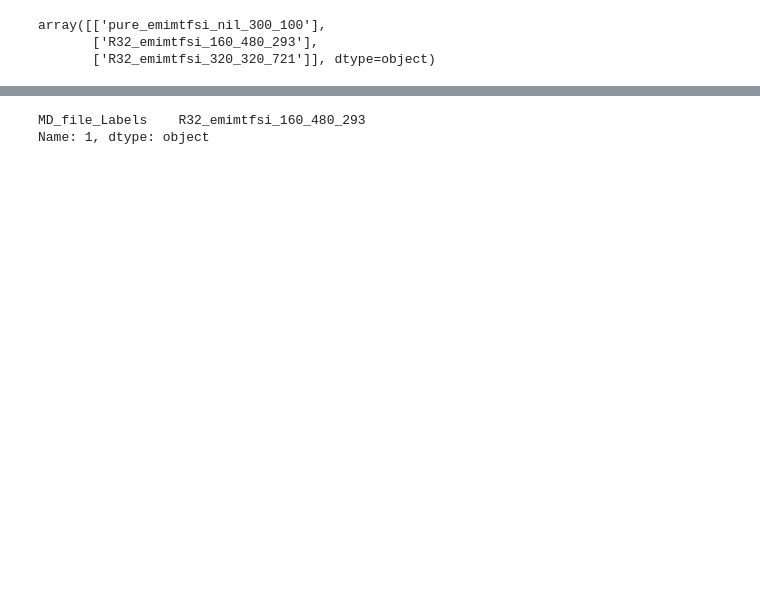
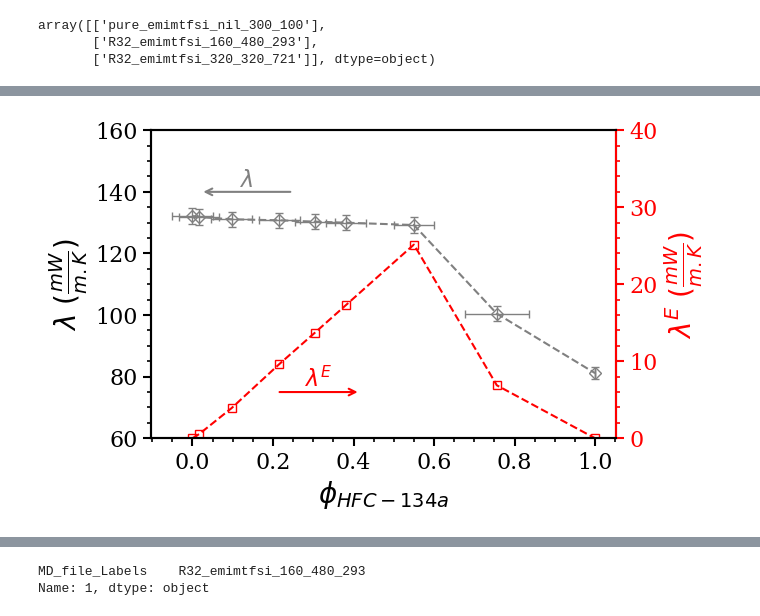
Before and after one commit to MaginnGroup/TC_Structure_ILHFC, a Jupyter notebook: Jupyter_Notebooks_and_DataSheet_Final_Plots/TC_Exp_MD_HFD.ipynb, the cells around one changed output, grey strips where cells are left out. Drawn from its saved outputs; the diff is of its cells as text; code cells hidden in the pictures; blank space fills up the shorter version.

```diff
--- a/Jupyter_Notebooks_and_DataSheet_Final_Plots/TC_Exp_MD_HFD.ipynb
+++ b/Jupyter_Notebooks_and_DataSheet_Final_Plots/TC_Exp_MD_HFD.ipynb
@@ -137,0 +254,91 @@ plt.savefig("Exp_TC_vs_volfrac_R32", dpi=500, bbox_inches='tight')
+# %%
+
+plt.rcParams.update({
+    "text.usetex": False,
+    "font.family": "serif",
+    "font.size": 12,
+    "axes.linewidth": 1.5
+})
+
+fig, ax1 = plt.subplots(figsize=(6, 4))
+
+Exp_excessTC_R134a_vol = compute_excessTC(Exp_TC_volfrac_R134a, Exp_TC_R134a, Exp_TC_R134a.iloc[0], Exp_TC_R134a.iloc[-1])
+
+
+line1 = ax1.errorbar(Exp_TC_volfrac_R134a, Exp_TC_R134a, xerr = Exp_TC_volfracerr_R134a, yerr = Exp_TC_err_R134a, fmt='D--', ecolor = 'gray', color='gray', markerfacecolor='none', markeredgecolor='gray', elinewidth=1, capsize=3) #fmt='o',
+
+ax1.minorticks_on()
+
+ax1.set_xlabel(r'$\phi_{HFC-134a}$', fontsize=20)
+ax1.set_ylabel(r'$\lambda$' ' ' r'$(\frac{mW}{m.K})$', fontsize=20)
+ax1.tick_params(axis='y', which='major', length=6, width=1.5, labelsize=16)
+ax1.tick_params(axis='y', which='minor', length=3, width=1.2)
+ax1.tick_params(axis='x', which='major', length=6, width=1.5, labelsize=16)
+ax1.tick_params(axis='x', which='minor', length=3, width=1.2)
+ax1.xaxis.set_major_formatter(StrMethodFormatter('{x:.1f}'))
+ax1.set_ylim(60, 160)
+
+
+
+
+ax1.annotate(
+    '',                           # arrow
+    xy=(0.02, 140),               # arrow head (near the left axis)
+    xytext=(0.25, 140),           # arrow tail (toward the curve)
+    arrowprops=dict(arrowstyle='->', lw=1.5, color='gray')
+)
+
+ax1.text(
+    0.135, 140,
+    r'$\lambda$',
+    ha='center',
+    va='bottom',
+    fontsize=16,
+    color='gray'
+)
+
+
+ax2 = ax1.twinx()
+
+line2, = ax2.plot(Exp_TC_volfrac_R134a, Exp_excessTC_R134a_vol, ls='--' , color='red', marker="s", markerfacecolor='none', markeredgecolor='red') #fmt='o',
+#ax.legend(bbox_to_anchor=(0, 1.02, 1, 0.2), loc="lower left", mode="expand", ncol=3, fontsize=12.5)
+
+
+
+ax2.minorticks_on()
+ax2.set_ylabel(r'$\lambda^E$' ' ' r'$(\frac{mW}{m.K})$', fontsize=20, color='red')
+ax2.tick_params(axis='y', which='major',
+                length=6, width=1.5,
+                colors='red', labelsize=16)
+
+ax2.tick_params(axis='y', which='minor',
+                length=3, width=1.2,
+                colors='red')
+ax2.spines['right'].set_color('red')
+ax2.set_ylim(0, 40)
+
+
+
+ax2.annotate(
+    '',
+    xy=(0.45, 0.15),
+    xytext=(0.27, 0.15),
+    xycoords='axes fraction',
+    textcoords='axes fraction',
+    arrowprops=dict(arrowstyle='->', lw=1.5, color='red')
+)
+
+ax2.text(
+    0.36, 0.15,
+    r'$\lambda^E$',
+    transform=ax2.transAxes,
+    ha='center',
+    va='bottom',
+    fontsize=16,
+    color='red'
+)
+
+
+plt.savefig("TC_vs_volfrac_R134a_Exp_New_TCexcess", dpi=300, bbox_inches='tight')
+# %% [output]
+[figure, added]
```
Also changed, not shown: parts of 22 cells of this notebook, 1 other file.
